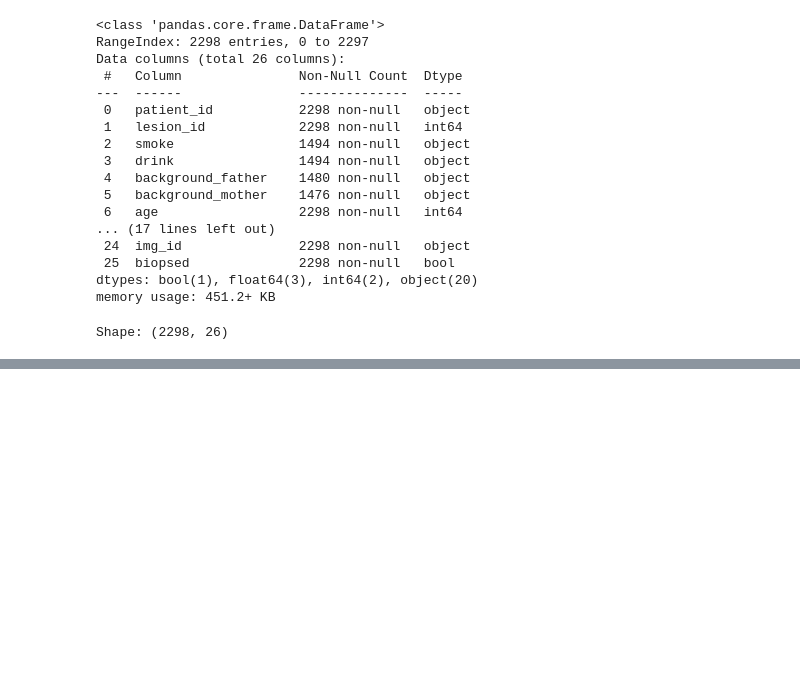
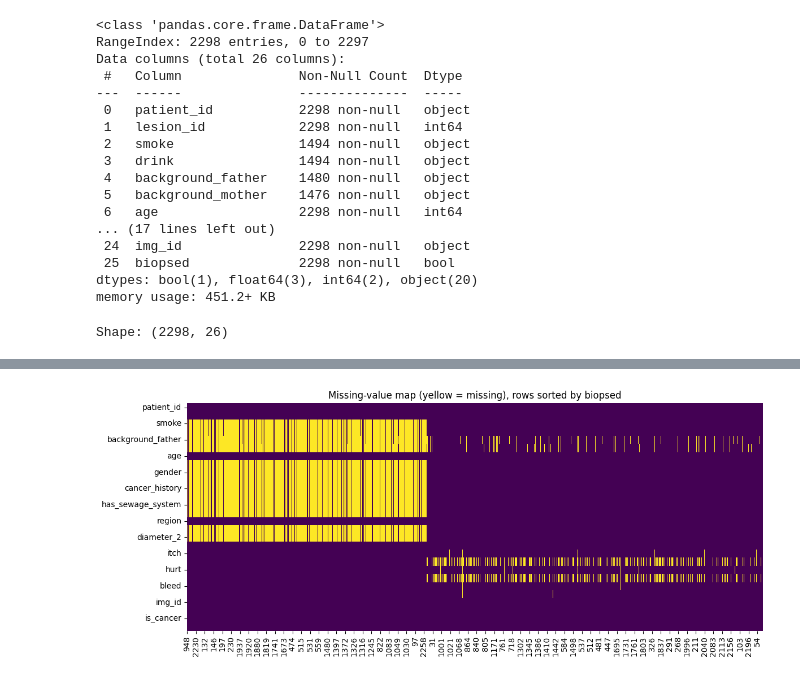
Before and after one commit to Krishnendu-PV/PG-Group-3---Multimodal-Skin-Lesion-Classification-Skin-Cancer-Detection-, a Jupyter notebook: src-code/EDA.ipynb, the cells around one changed output, grey strips where cells are left out. Cells and saved outputs as stored; diff of their text form; code cells hidden in the pictures; blank space fills up the shorter version.

```diff
--- a/src-code/EDA.ipynb
+++ b/src-code/EDA.ipynb
@@ -85,0 +209,8 @@ pd.DataFrame({})
+# %%
+# Missingness heatmap
+plt.figure(figsize=(12, 5))
+sns.heatmap(df.sort_values("biopsed").isna().T, cbar=False, cmap="viridis")
+plt.title("Missing-value map (yellow = missing), rows sorted by biopsed")
+plt.tight_layout(); plt.show()
+# %% [output]
+[figure, added]
```
Also changed, not shown: parts of 11 cells of this notebook.
